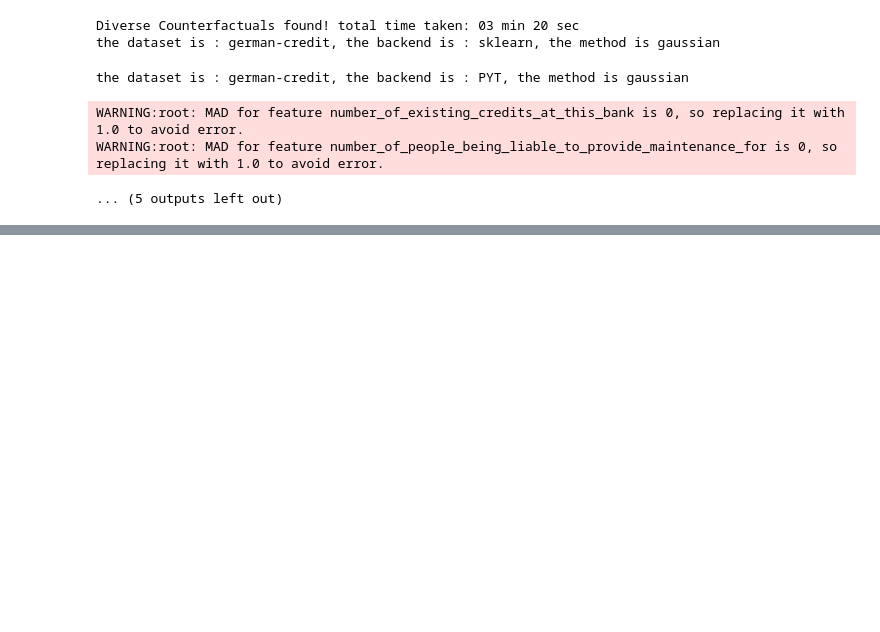
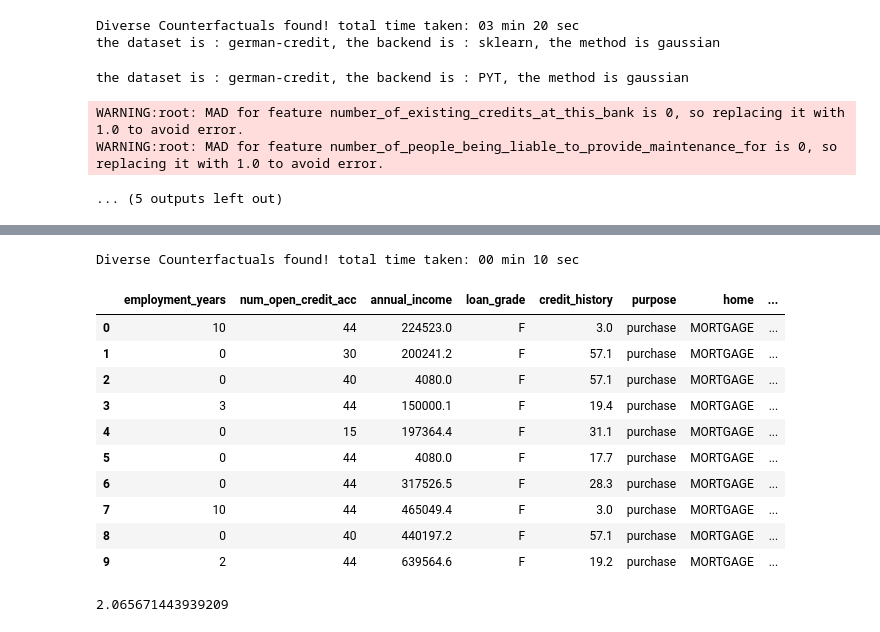
Before and after one commit to Dice-Extended/dice-x, a Jupyter notebook: docs/source/notebooks/Benchmarking_Preliminary_Metrics.ipynb, the cells around one changed output, grey strips where cells are left out. Cells and saved outputs as stored; diff of their text form; code cells hidden in the pictures; blank space fills up the shorter version.

```diff
--- a/docs/source/notebooks/Benchmarking_Preliminary_Metrics.ipynb
+++ b/docs/source/notebooks/Benchmarking_Preliminary_Metrics.ipynb
@@ -363,0 +428,30 @@ b_results
+# %%
+exp = dice_ml_x.DiceX(d, m, method="gradient")
+dice_exp_prime = exp.generate_counterfactuals(x_prime, total_CFs=10, desired_class="opposite",
+                                        perturbation_method="gaussian", **gaussian_kwargs)
+C_prime = dice_exp_prime.to_dataframe()
+na_cols = C_prime.columns[C_prime.isna().any().tolist()].tolist()
+C_prime[na_cols] = C_prime[na_cols].fillna(x_prime[na_cols].iloc[0])
+C_prime['loan_status'] = (C_prime['loan_status'] >= 0.5).astype(int)
+display(C_prime)
+# %% [output]
+Diverse Counterfactuals found! total time taken: 00 min 10 sec
+|  | employment_years | num_open_credit_acc | annual_income | loan_grade | credit_history | purpose | home | ... |
+| 0 | 10 | 44 | 224523.0 | F | 3.0 | purchase | MORTGAGE | ... |
+| 1 | 0 | 30 | 200241.2 | F | 57.1 | purchase | MORTGAGE | ... |
+| 2 | 0 | 40 | 4080.0 | F | 57.1 | purchase | MORTGAGE | ... |
+| 3 | 3 | 44 | 150000.1 | F | 19.4 | purchase | MORTGAGE | ... |
+| 4 | 0 | 15 | 197364.4 | F | 31.1 | purchase | MORTGAGE | ... |
+| 5 | 0 | 44 | 4080.0 | F | 17.7 | purchase | MORTGAGE | ... |
+| 6 | 0 | 44 | 317526.5 | F | 28.3 | purchase | MORTGAGE | ... |
+| 7 | 10 | 44 | 465049.4 | F | 3.0 | purchase | MORTGAGE | ... |
+| 8 | 0 | 40 | 440197.2 | F | 57.1 | purchase | MORTGAGE | ... |
+| 9 | 2 | 44 | 639564.6 | F | 19.2 | purchase | MORTGAGE | ... |
+# %%
+C_ohe_tensor = torch.tensor(d.get_ohe_min_max_normalized_data(C).values, dtype=torch.float32)
+C_prime_ohe_tensor = torch.tensor(d.get_ohe_min_max_normalized_data(C_prime).values, dtype=torch.float32)
+
+stability = torch.mean(torch.cdist(C_ohe_tensor, C_prime_ohe_tensor, p=2))
+stability.item()
+# %% [output]
+2.065671443939209
```
Also changed, not shown: parts of 28 cells of this notebook.
